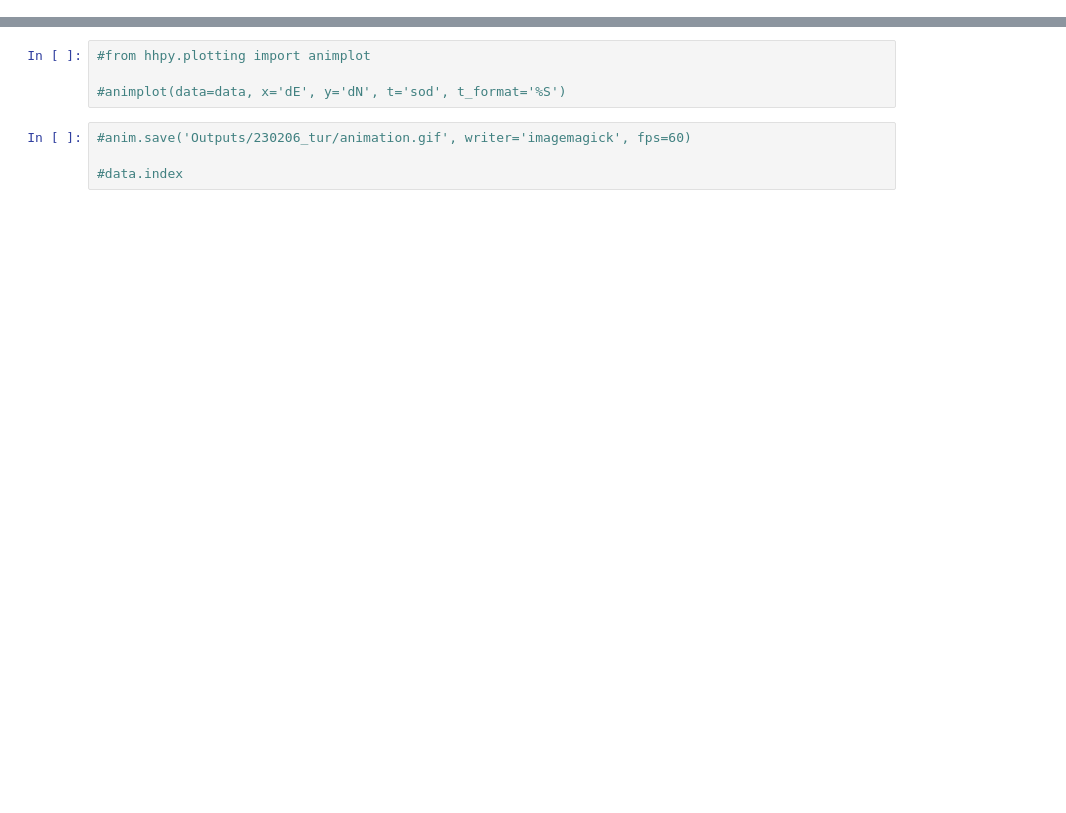
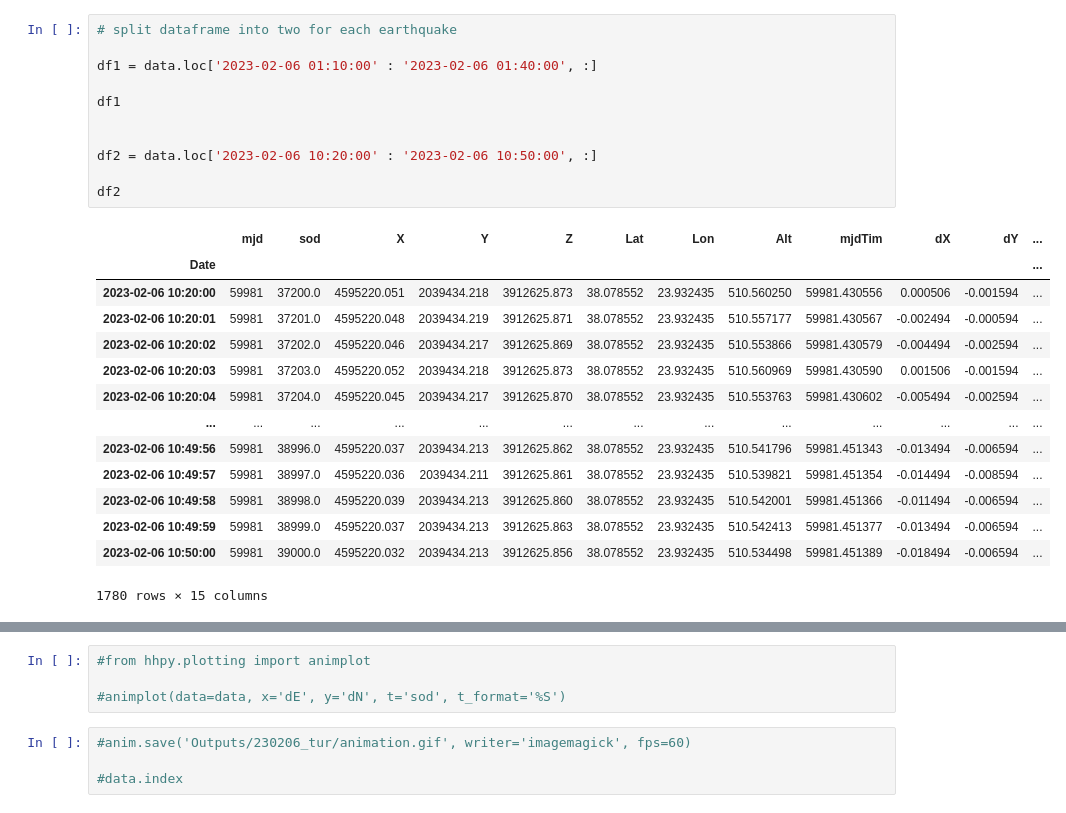
Before and after one commit to LabGeoTopo/fftpy_analysis, a Jupyter notebook: 2302eq_tur.ipynb, the cells around one changed output, grey strips where cells are left out. Drawn from its saved outputs; the diff is of its cells as text; blank space fills up the shorter version.

```diff
--- a/2302eq_tur.ipynb
+++ b/2302eq_tur.ipynb
@@ -123,0 +125,26 @@ data
+# %%
+# split dataframe into two for each earthquake
+
+df1 = data.loc['2023-02-06 01:10:00' : '2023-02-06 01:40:00', :]
+
+df1
+
+
+df2 = data.loc['2023-02-06 10:20:00' : '2023-02-06 10:50:00', :]
+
+df2
+# %% [output]
+|  | mjd | sod | X | Y | Z | Lat | Lon | Alt | mjdTim | dX | dY | ... |
+| Date |  |  |  |  |  |  |  |  |  |  |  | ... |
+| 2023-02-06 10:20:00 | 59981 | 37200.0 | 4595220.051 | 2039434.218 | 3912625.873 | 38.078552 | 23.932435 | 510.560250 | 59981.430556 | 0.000506 | -0.001594 | ... |
+| 2023-02-06 10:20:01 | 59981 | 37201.0 | 4595220.048 | 2039434.219 | 3912625.871 | 38.078552 | 23.932435 | 510.557177 | 59981.430567 | -0.002494 | -0.000594 | ... |
+| 2023-02-06 10:20:02 | 59981 | 37202.0 | 4595220.046 | 2039434.217 | 3912625.869 | 38.078552 | 23.932435 | 510.553866 | 59981.430579 | -0.004494 | -0.002594 | ... |
+| 2023-02-06 10:20:03 | 59981 | 37203.0 | 4595220.052 | 2039434.218 | 3912625.873 | 38.078552 | 23.932435 | 510.560969 | 59981.430590 | 0.001506 | -0.001594 | ... |
+| 2023-02-06 10:20:04 | 59981 | 37204.0 | 4595220.045 | 2039434.217 | 3912625.870 | 38.078552 | 23.932435 | 510.553763 | 59981.430602 | -0.005494 | -0.002594 | ... |
+| ... | ... | ... | ... | ... | ... | ... | ... | ... | ... | ... | ... | ... |
+| 2023-02-06 10:49:56 | 59981 | 38996.0 | 4595220.037 | 2039434.213 | 3912625.862 | 38.078552 | 23.932435 | 510.541796 | 59981.451343 | -0.013494 | -0.006594 | ... |
+| 2023-02-06 10:49:57 | 59981 | 38997.0 | 4595220.036 | 2039434.211 | 3912625.861 | 38.078552 | 23.932435 | 510.539821 | 59981.451354 | -0.014494 | -0.008594 | ... |
+| 2023-02-06 10:49:58 | 59981 | 38998.0 | 4595220.039 | 2039434.213 | 3912625.860 | 38.078552 | 23.932435 | 510.542001 | 59981.451366 | -0.011494 | -0.006594 | ... |
+| 2023-02-06 10:49:59 | 59981 | 38999.0 | 4595220.037 | 2039434.213 | 3912625.863 | 38.078552 | 23.932435 | 510.542413 | 59981.451377 | -0.013494 | -0.006594 | ... |
+| 2023-02-06 10:50:00 | 59981 | 39000.0 | 4595220.032 | 2039434.213 | 3912625.856 | 38.078552 | 23.932435 | 510.534498 | 59981.451389 | -0.018494 | -0.006594 | ... |
+1780 rows × 15 columns
```
Also changed, not shown: parts of 11 cells of this notebook, 1 other file.
